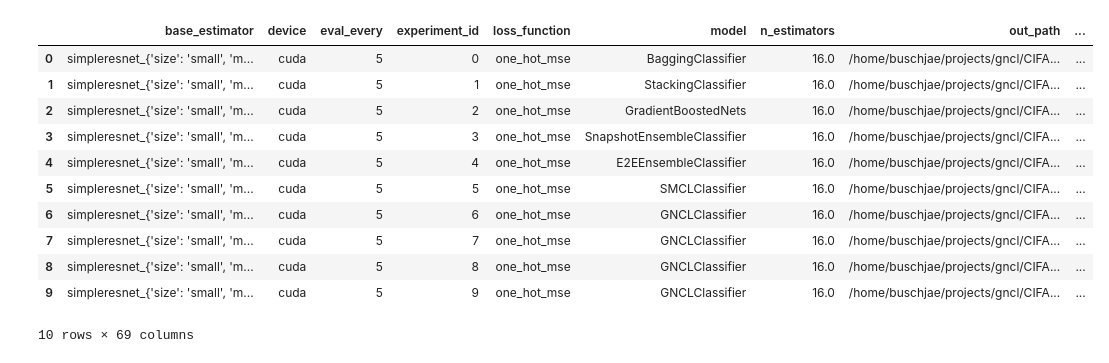
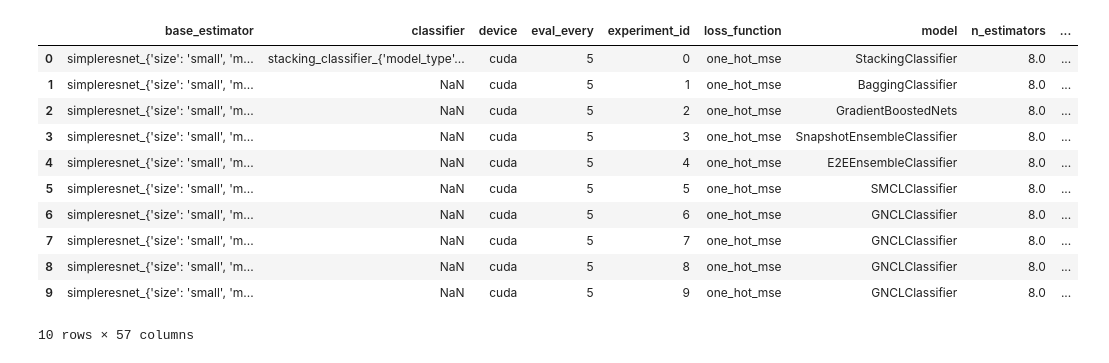
Before and after one commit to sbuschjaeger/gncl, a Jupyter notebook: explore_results.ipynb, the cells around one changed output. Saved outputs shown, nothing was run; the diff lists cells and outputs as text; code cells hidden in the pictures.

```diff
--- a/explore_results.ipynb
+++ b/explore_results.ipynb
@@ -6,7 +6,9 @@ import plotly.express as px
 import json
 
 # Choose dataset to plot and corresponding folder
-dataset = "CIFAR100"
+
+
+#dataset = "CIFAR100"
 #latest_folder = os.path.join(dataset,"21-12-2020-15:26:45")
 
 #dataset = "IMAGENET"
@@ -21,13 +23,14 @@ dataset = "CIFAR100"
 #dataset = "IMAGENETTE"
 #latest_folder = max(all_subdirs, key=os.path.getmtime)
 
-# Configure loss function for plotting. This does not affect loading, but only plotting in the next cell
+# NOTE: Since this data-set is regression-only, we did not report any accuracy for this dataset. Therefore we ignore the accuarcy during plots. Use the third cell for plotting and NOT the next one
+dataset = "COWC"
+
+# Configure loss function for plotting. This does not affect loading, but only plotting in the next cell. Make sure to choose a loss function for which experiments have been performed.
 #loss = "CROSSENTROPY"
 loss = "MSE"
 
 all_subdirs = [os.path.join(dataset,d) for d in os.listdir(dataset) if os.path.isdir(os.path.join(dataset, d)) and d != "cifar-100-python"]
-
-# Code snipped to load latest results
 latest_folder = max(all_subdirs, key=os.path.getmtime)
 
 # Do actual the loading
@@ -57,45 +60,45 @@ def nice_name(row):
         return "SMCL"
     elif row["model"] == "GradientBoostedNets":
         return "GB"
     elif row["model"] == "SnapshotEnsembleClassifier":
         return "SE"
     elif row["model"] == "StackingClassifier":
         return "Stacking"
     else:
         return row["model"]
 
 # For plotting we want to print nicer names for the base models as well
 def base_type(row):
     if "binary" in row["base_estimator"]:
         mtype = "binary"
     else:
         mtype = "float"
 
     if "small" in row["base_estimator"]:
         size = "small"
     else:
         size = "large"
 
     return row["base_estimator"].split("_")[0] + " " + size + " " + mtype
 
 # Apply nicer names for each row and show the top n = 10 entries fromt the dataframe
 df["nice_name"] = df.apply(nice_name, axis=1)
 df["model_type"] = df.apply(base_type, axis=1)
 df["complexity"] = df.apply(lambda x : x["scores.params"] if "float" in x["model_type"] else x["scores.params"] / 32.0, axis=1)
 df.head(n=10)
 # %% [output]
-|  | base_estimator | device | eval_every | experiment_id | loss_function | model | n_estimators | out_path | ... |
-| 0 | simpleresnet_{'size': 'small', 'm... | cuda | 5 | 0 | one_hot_mse | BaggingClassifier | 16.0 | /home/buschjae/projects/gncl/CIFA... | ... |
-| 1 | simpleresnet_{'size': 'small', 'm... | cuda | 5 | 1 | one_hot_mse | StackingClassifier | 16.0 | /home/buschjae/projects/gncl/CIFA... | ... |
-| 2 | simpleresnet_{'size': 'small', 'm... | cuda | 5 | 2 | one_hot_mse | GradientBoostedNets | 16.0 | /home/buschjae/projects/gncl/CIFA... | ... |
-| 3 | simpleresnet_{'size': 'small', 'm... | cuda | 5 | 3 | one_hot_mse | SnapshotEnsembleClassifier | 16.0 | /home/buschjae/projects/gncl/CIFA... | ... |
-| 4 | simpleresnet_{'size': 'small', 'm... | cuda | 5 | 4 | one_hot_mse | E2EEnsembleClassifier | 16.0 | /home/buschjae/projects/gncl/CIFA... | ... |
-| 5 | simpleresnet_{'size': 'small', 'm... | cuda | 5 | 5 | one_hot_mse | SMCLClassifier | 16.0 | /home/buschjae/projects/gncl/CIFA... | ... |
-| 6 | simpleresnet_{'size': 'small', 'm... | cuda | 5 | 6 | one_hot_mse | GNCLClassifier | 16.0 | /home/buschjae/projects/gncl/CIFA... | ... |
-| 7 | simpleresnet_{'size': 'small', 'm... | cuda | 5 | 7 | one_hot_mse | GNCLClassifier | 16.0 | /home/buschjae/projects/gncl/CIFA... | ... |
-| 8 | simpleresnet_{'size': 'small', 'm... | cuda | 5 | 8 | one_hot_mse | GNCLClassifier | 16.0 | /home/buschjae/projects/gncl/CIFA... | ... |
-| 9 | simpleresnet_{'size': 'small', 'm... | cuda | 5 | 9 | one_hot_mse | GNCLClassifier | 16.0 | /home/buschjae/projects/gncl/CIFA... | ... |
+|  | base_estimator | classifier | device | eval_every | experiment_id | loss_function | model | n_estimators | ... |
+| 0 | simpleresnet_{'size': 'small', 'm... | stacking_classifier_{'model_type'... | cuda | 5 | 0 | one_hot_mse | StackingClassifier | 8.0 | ... |
+| 1 | simpleresnet_{'size': 'small', 'm... | NaN | cuda | 5 | 1 | one_hot_mse | BaggingClassifier | 8.0 | ... |
+| 2 | simpleresnet_{'size': 'small', 'm... | NaN | cuda | 5 | 2 | one_hot_mse | GradientBoostedNets | 8.0 | ... |
+| 3 | simpleresnet_{'size': 'small', 'm... | NaN | cuda | 5 | 3 | one_hot_mse | SnapshotEnsembleClassifier | 8.0 | ... |
+| 4 | simpleresnet_{'size': 'small', 'm... | NaN | cuda | 5 | 4 | one_hot_mse | E2EEnsembleClassifier | 8.0 | ... |
+| 5 | simpleresnet_{'size': 'small', 'm... | NaN | cuda | 5 | 5 | one_hot_mse | SMCLClassifier | 8.0 | ... |
+| 6 | simpleresnet_{'size': 'small', 'm... | NaN | cuda | 5 | 6 | one_hot_mse | GNCLClassifier | 8.0 | ... |
+| 7 | simpleresnet_{'size': 'small', 'm... | NaN | cuda | 5 | 7 | one_hot_mse | GNCLClassifier | 8.0 | ... |
+| 8 | simpleresnet_{'size': 'small', 'm... | NaN | cuda | 5 | 8 | one_hot_mse | GNCLClassifier | 8.0 | ... |
+| 9 | simpleresnet_{'size': 'small', 'm... | NaN | cuda | 5 | 9 | one_hot_mse | GNCLClassifier | 8.0 | ... |
-10 rows × 69 columns
+10 rows × 57 columns
 # %%
 import matplotlib.pyplot as plt
 import numpy as np
```
Also changed, not shown: parts of 2 cells of this notebook, 2 other files.
